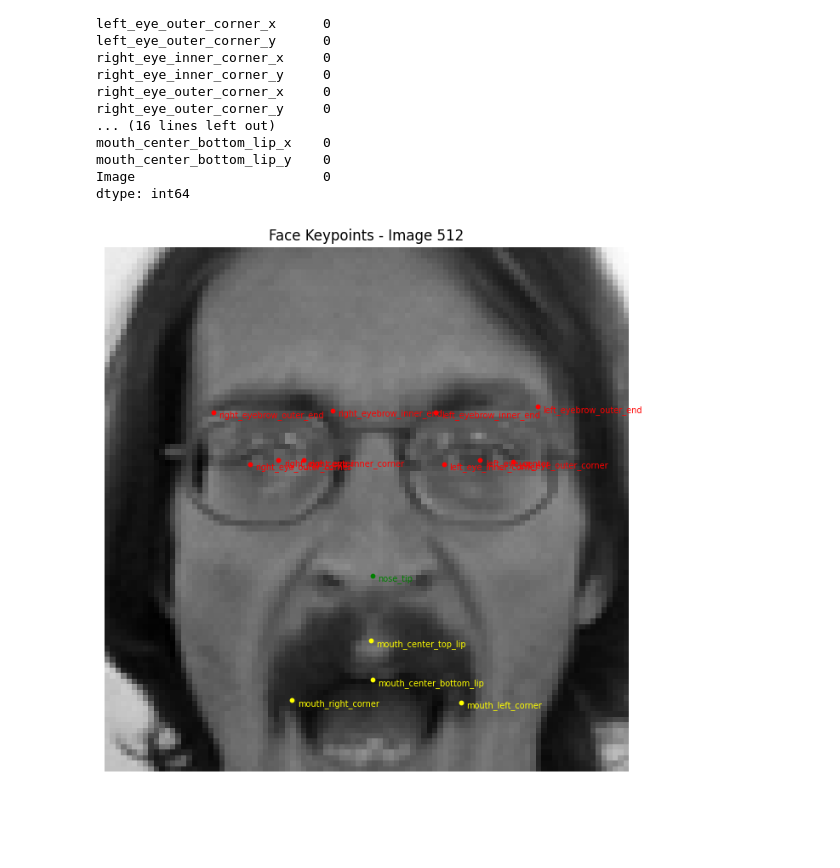
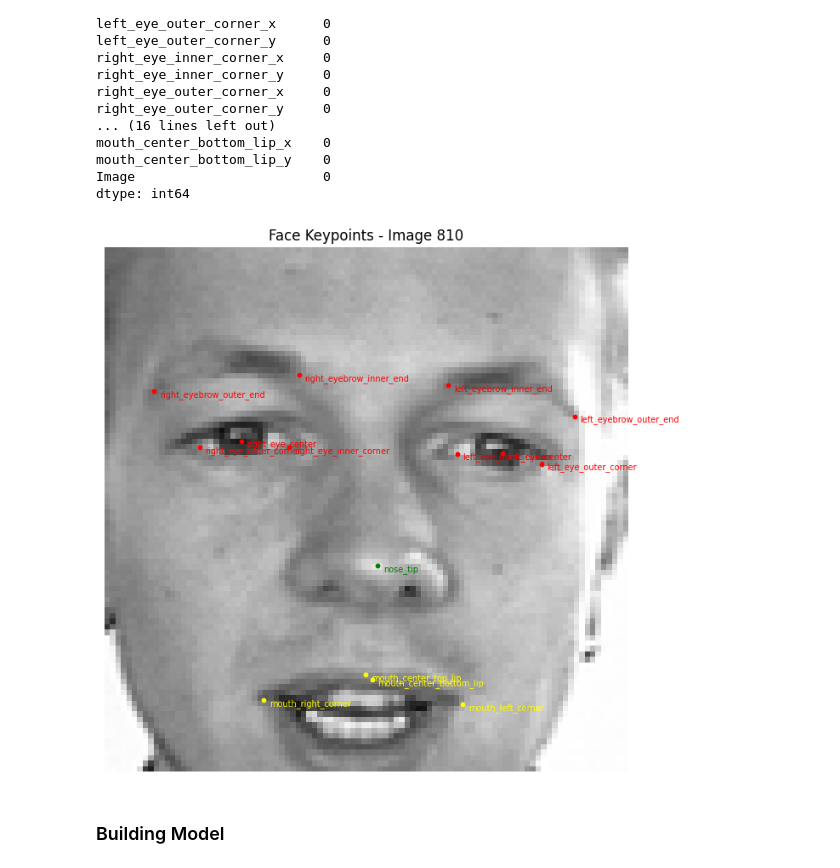
Before and after one commit to NimaNIKOOKAR/Facial-Keypoints-Detection, a Jupyter notebook: facial-detection.ipynb, the cells around one changed output. Drawn from its saved outputs; the diff is of its cells as text; code cells hidden in the pictures; blank space fills up the shorter version.

```diff
--- a/facial-detection.ipynb
+++ b/facial-detection.ipynb
@@ -268,6 +293,8 @@ mouth_center_bottom_lip_y    0
 Image                        0
 dtype: int64
 # %%
-show_face_with_keypoints(df_train, 512)
+show_face_with_keypoints(df_train, 810)
 # %% [output]
-[figure, old version]
+[figure, new version]
+# %% [markdown]
+### Building  Model
```
Also changed, not shown: parts of 9 cells of this notebook, 3 other files.
